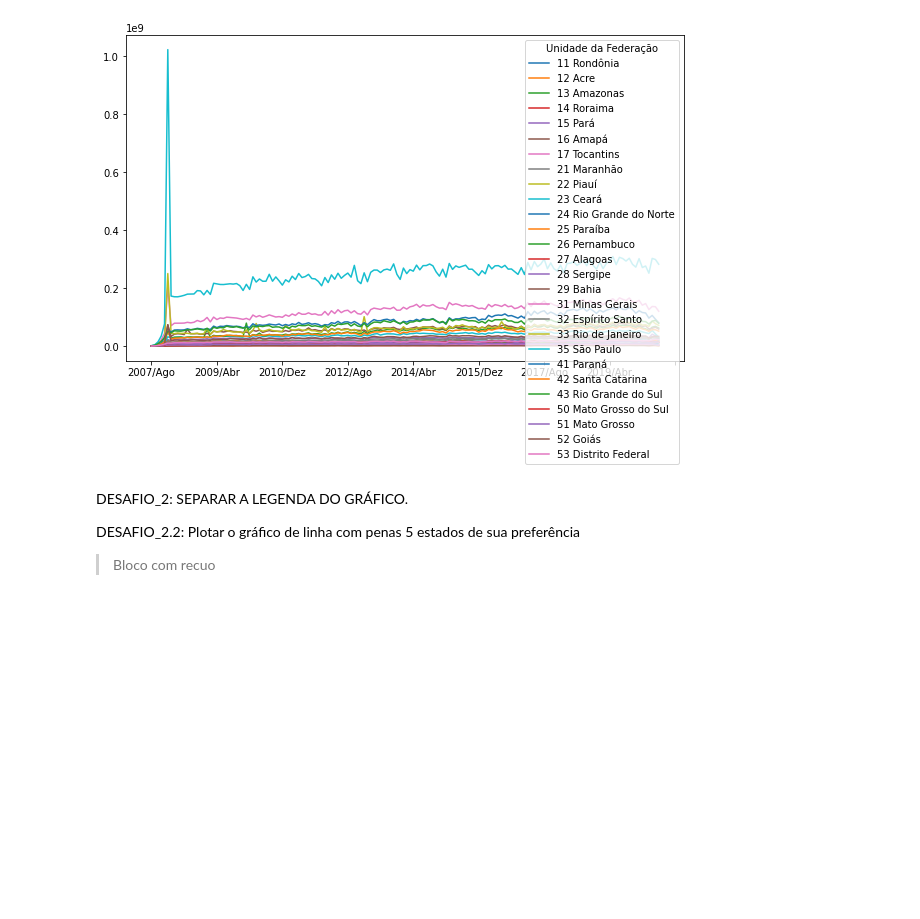
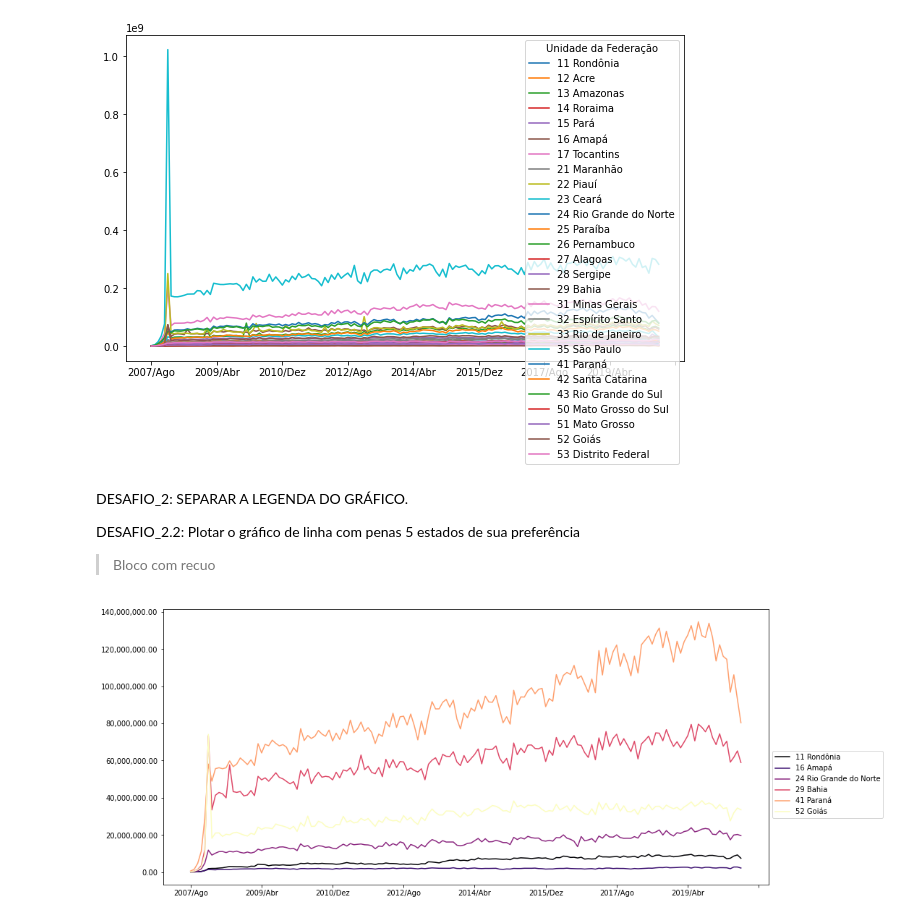
Before and after one commit to ricardosaj/Bootcamp-Data-Science-Alura, a Jupyter notebook: Aula_01_Analisando_dados_da_saúde_com_Python_e_Pandas.ipynb, the cells around one changed output. Drawn from its saved outputs; the diff is of its cells as text; code cells hidden in the pictures; blank space fills up the shorter version.

```diff
--- a/Aula_01_Analisando_dados_da_saúde_com_Python_e_Pandas.ipynb
+++ b/Aula_01_Analisando_dados_da_saúde_com_Python_e_Pandas.ipynb
@@ -300,3 +300,11 @@ DESAFIO_2.2:  Plotar o gráfico de linha com penas 5 estados de sua preferência
 # %%
 #https://matplotlib.org/stable/tutorials/colors/colormaps.html
 # site para ver os cmaps
+# %%
+usaveis_v2 = usaveis.T.iloc[:, ::5]
+ax2 = usaveis_v2.plot(figsize=(15,7), cmap='magma')
+ax2.yaxis.set_major_formatter(ticker.StrMethodFormatter("{x:,.2f}"))
+plt.legend(bbox_to_anchor=(1, 0.5))
+plt.show()
+# %% [output]
+[figure, added]
```
Also changed, not shown: parts of 3 cells of this notebook.
